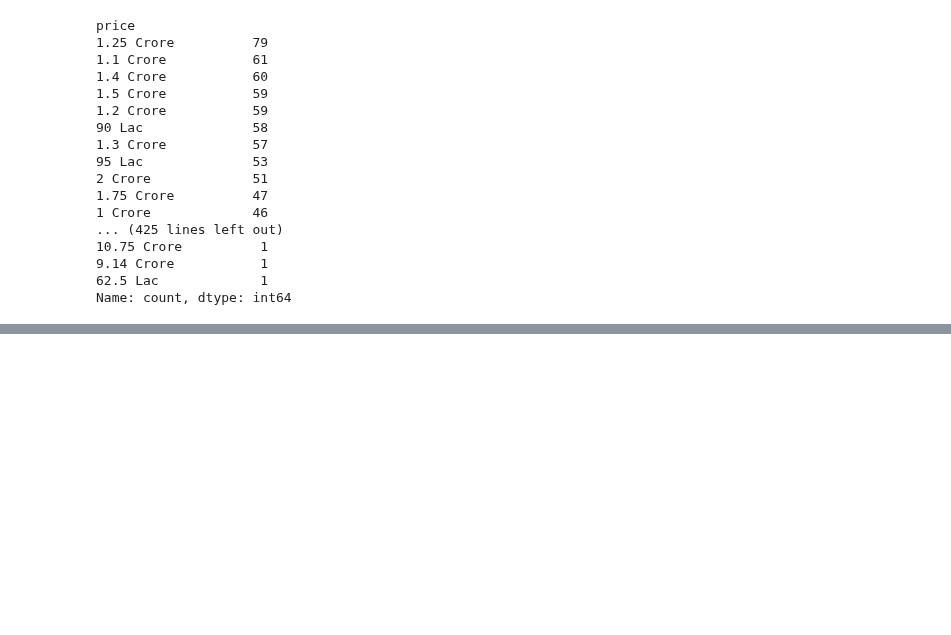
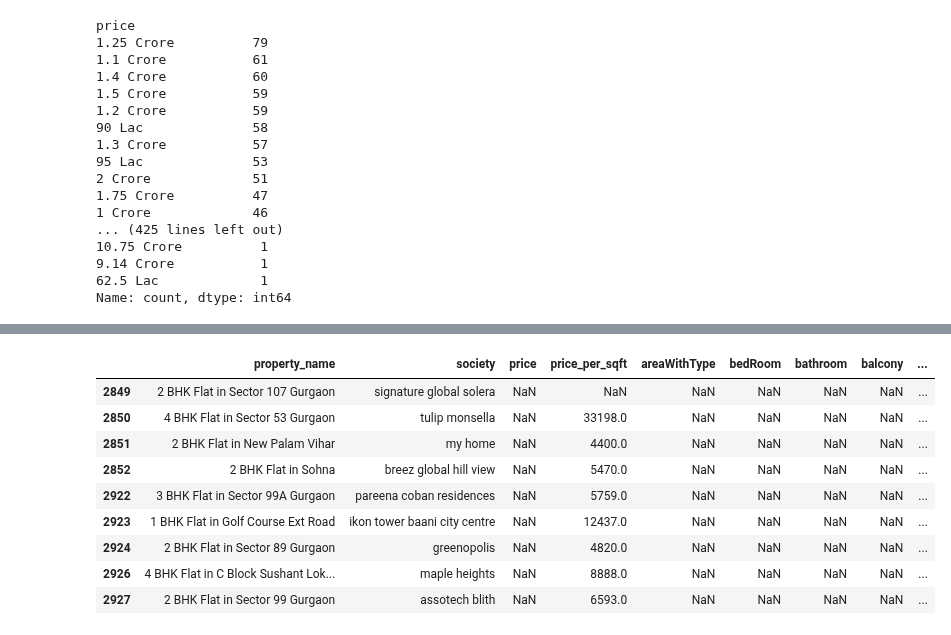
Before and after one commit to muhammadanas0716/Machine-Learning-101, a Jupyter notebook: Projects/Indian Real Estate/data-preprocessing-flats.ipynb, the cells around one changed output, grey strips where cells are left out. Saved outputs shown, nothing was run; the diff lists cells and outputs as text; code cells hidden in the pictures; blank space fills up the shorter version.

```diff
--- a/Projects/Indian Real Estate/data-preprocessing-flats.ipynb
+++ b/Projects/Indian Real Estate/data-preprocessing-flats.ipynb
@@ -281,9 +210,0 @@ Name: count, dtype: int64
-# %%
-# Balconies
-print(df['balcony'].value_counts(), end="\n##############################\n")
-
-# Null Values
-print(df['balcony'].isna().sum(), end="\n##############################\n")
-
-# Fill NA values with majority
-df['balcony'] = df['balcony'].fillna(3)
@@ -301,17 +210,0 @@ Name: count, dtype: int64
-# %%
-def transform_text_after_whitespace(X):
-    if isinstance(X, int):
-        return str(X)
-    else:
-        return X.split()[0]
-
-
-df["bedRoom"] = df["bedRoom"].apply(transform_text_after_whitespace)
-df["bathroom"] = df["bathroom"].apply(transform_text_after_whitespace)
-df["balcony"] = df["balcony"].apply(transform_text_after_whitespace)
-# %%
-# Check unique values in 'balcony' column
-df['balcony'] = df['balcony'].str.strip().replace("No", 0)
-
-# Verify the changes
-print(df['balcony'].unique())
@@ -349,0 +241,2 @@ df.head()
+# %%
+df['price_per_sqft'] = df['price_per_sqft'].str.split('/').str.get(0).str.replace('₹','').str.replace(',','').str.strip().astype('float')
@@ -349,0 +264,13 @@ df.head()
+# %%
+df[df['bedRoom'].isnull()]
+# %% [output]
+|  | property_name | society | price | price_per_sqft | areaWithType | bedRoom | bathroom | balcony | ... |
+| 2849 | 2 BHK Flat in Sector 107 Gurgaon | signature global solera | NaN | NaN | NaN | NaN | NaN | NaN | ... |
+| 2850 | 4 BHK Flat in Sector 53 Gurgaon | tulip monsella | NaN | 33198.0 | NaN | NaN | NaN | NaN | ... |
+| 2851 | 2 BHK Flat in New Palam Vihar | my home | NaN | 4400.0 | NaN | NaN | NaN | NaN | ... |
+| 2852 | 2 BHK Flat in Sohna | breez global hill view | NaN | 5470.0 | NaN | NaN | NaN | NaN | ... |
+| 2922 | 3 BHK Flat in Sector 99A Gurgaon | pareena coban residences | NaN | 5759.0 | NaN | NaN | NaN | NaN | ... |
+| 2923 | 1 BHK Flat in Golf Course Ext Road | ikon tower baani city centre | NaN | 12437.0 | NaN | NaN | NaN | NaN | ... |
+| 2924 | 2 BHK Flat in Sector 89 Gurgaon | greenopolis | NaN | 4820.0 | NaN | NaN | NaN | NaN | ... |
+| 2926 | 4 BHK Flat in C Block Sushant Lok... | maple heights | NaN | 8888.0 | NaN | NaN | NaN | NaN | ... |
+| 2927 | 2 BHK Flat in Sector 99 Gurgaon | assotech blith | NaN | 6593.0 | NaN | NaN | NaN | NaN | ... |
```
Also changed, not shown: parts of 45 cells of this notebook, 23 other files.
